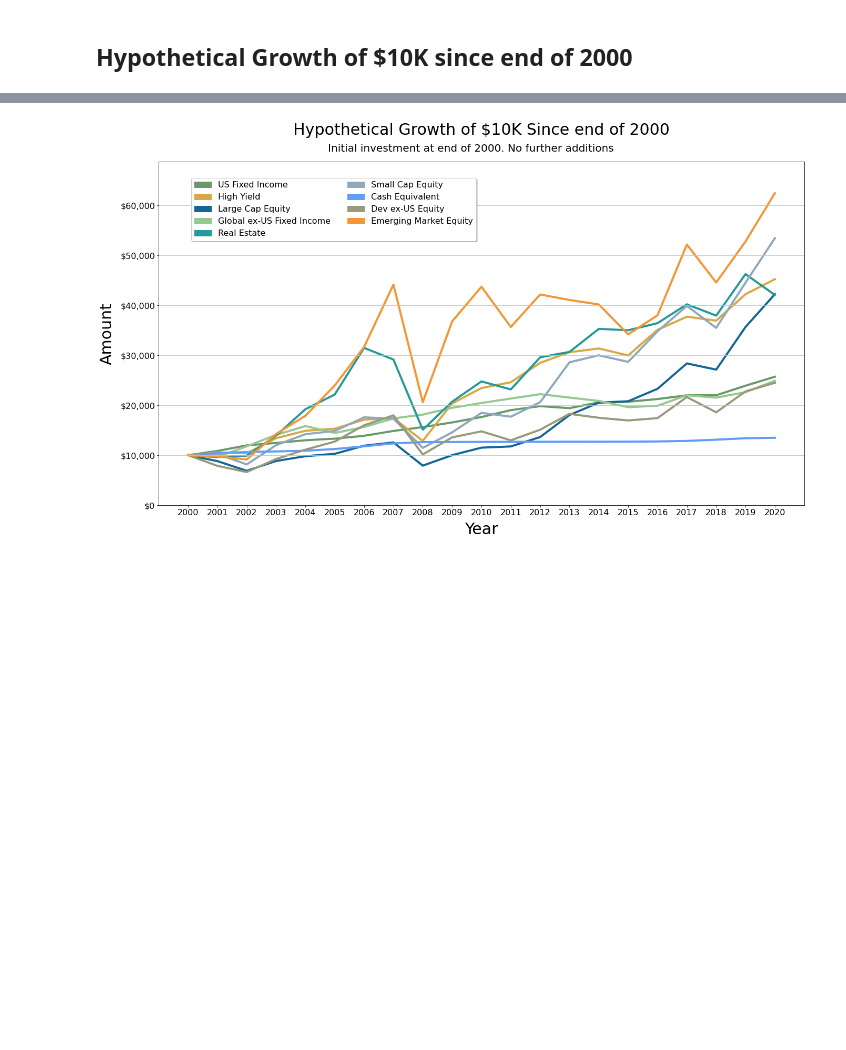
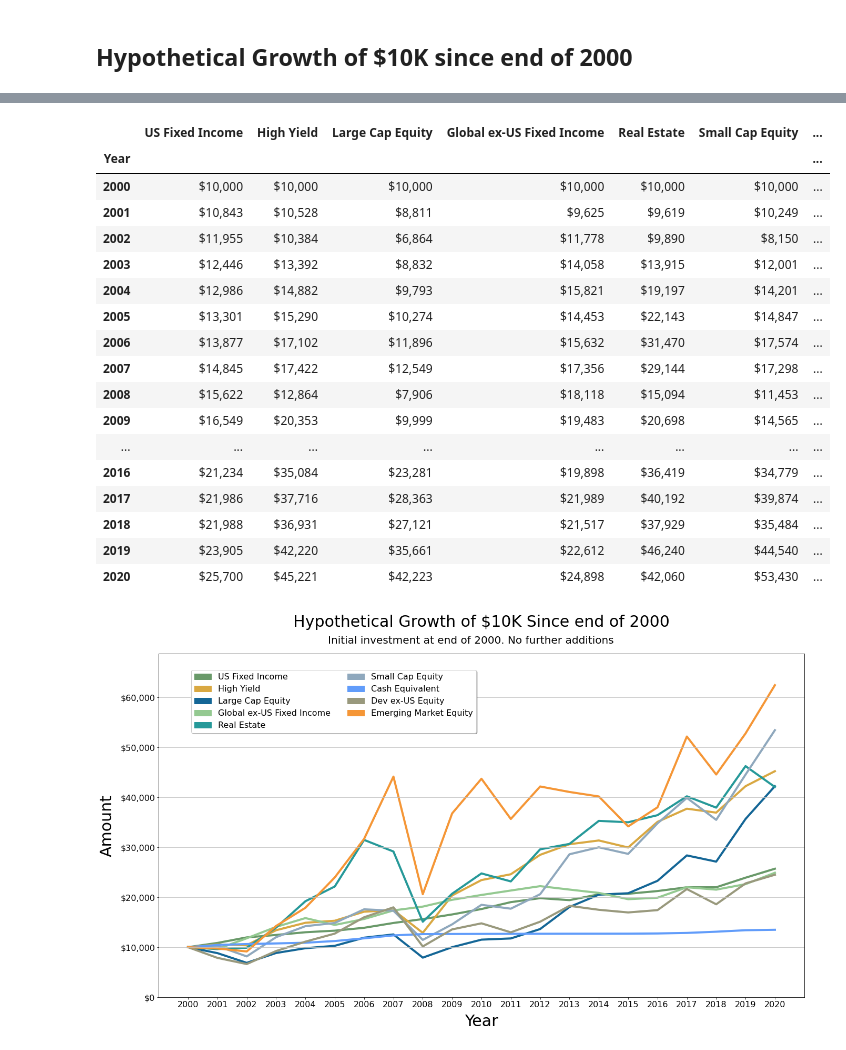
Before and after one commit to jsprag/Callan-Chart, a Jupyter notebook: Callan_Chart.ipynb, the cells around one changed output, grey strips where cells are left out. Cells and saved outputs as stored; diff of their text form; code cells hidden in the pictures; blank space fills up the shorter version.

```diff
--- a/Callan_Chart.ipynb
+++ b/Callan_Chart.ipynb
@@ -162,3 +142,24 @@ df_hg
+# %%
+df_hg.style.format('${0:,.0f}')
+# %% [output]
+|  | US Fixed Income | High Yield | Large Cap Equity | Global ex-US Fixed Income | Real Estate | Small Cap Equity | ... |
+| Year |  |  |  |  |  |  | ... |
+| 2000 | $10,000 | $10,000 | $10,000 | $10,000 | $10,000 | $10,000 | ... |
+| 2001 | $10,843 | $10,528 | $8,811 | $9,625 | $9,619 | $10,249 | ... |
+| 2002 | $11,955 | $10,384 | $6,864 | $11,778 | $9,890 | $8,150 | ... |
+| 2003 | $12,446 | $13,392 | $8,832 | $14,058 | $13,915 | $12,001 | ... |
+| 2004 | $12,986 | $14,882 | $9,793 | $15,821 | $19,197 | $14,201 | ... |
+| 2005 | $13,301 | $15,290 | $10,274 | $14,453 | $22,143 | $14,847 | ... |
+| 2006 | $13,877 | $17,102 | $11,896 | $15,632 | $31,470 | $17,574 | ... |
+| 2007 | $14,845 | $17,422 | $12,549 | $17,356 | $29,144 | $17,298 | ... |
+| 2008 | $15,622 | $12,864 | $7,906 | $18,118 | $15,094 | $11,453 | ... |
+| 2009 | $16,549 | $20,353 | $9,999 | $19,483 | $20,698 | $14,565 | ... |
+| ... | ... | ... | ... | ... | ... | ... | ... |
+| 2016 | $21,234 | $35,084 | $23,281 | $19,898 | $36,419 | $34,779 | ... |
+| 2017 | $21,986 | $37,716 | $28,363 | $21,989 | $40,192 | $39,874 | ... |
+| 2018 | $21,988 | $36,931 | $27,121 | $21,517 | $37,929 | $35,484 | ... |
+| 2019 | $23,905 | $42,220 | $35,661 | $22,612 | $46,240 | $44,540 | ... |
+| 2020 | $25,700 | $45,221 | $42,223 | $24,898 | $42,060 | $53,430 | ... |
 # %%
 # find max and min values for plot scaling
 df_hg_max = df_hg.max().max()
```
Also changed, not shown: parts of 6 cells of this notebook, 1 other file.
